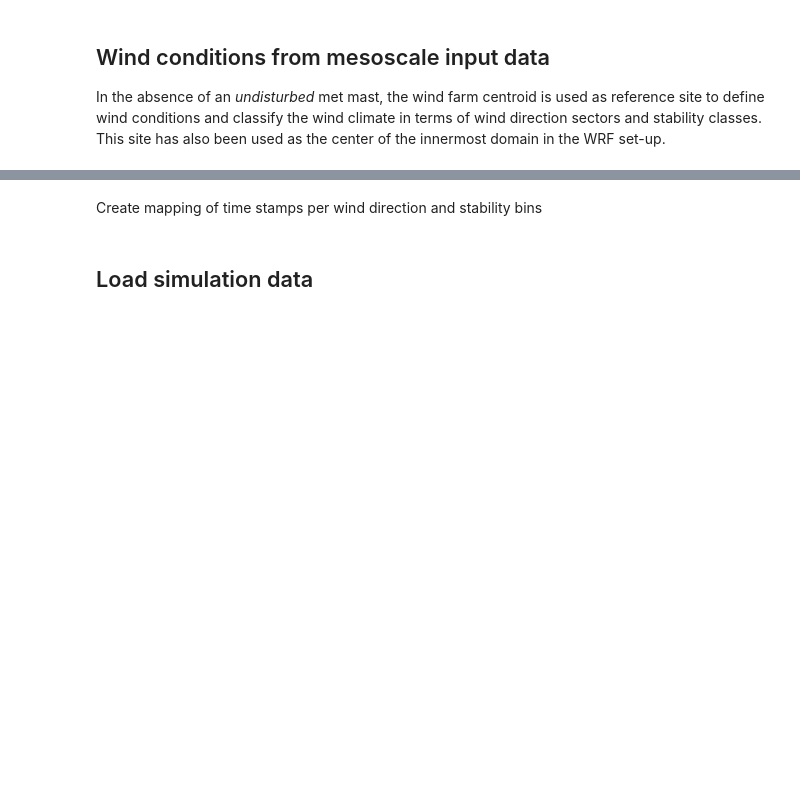
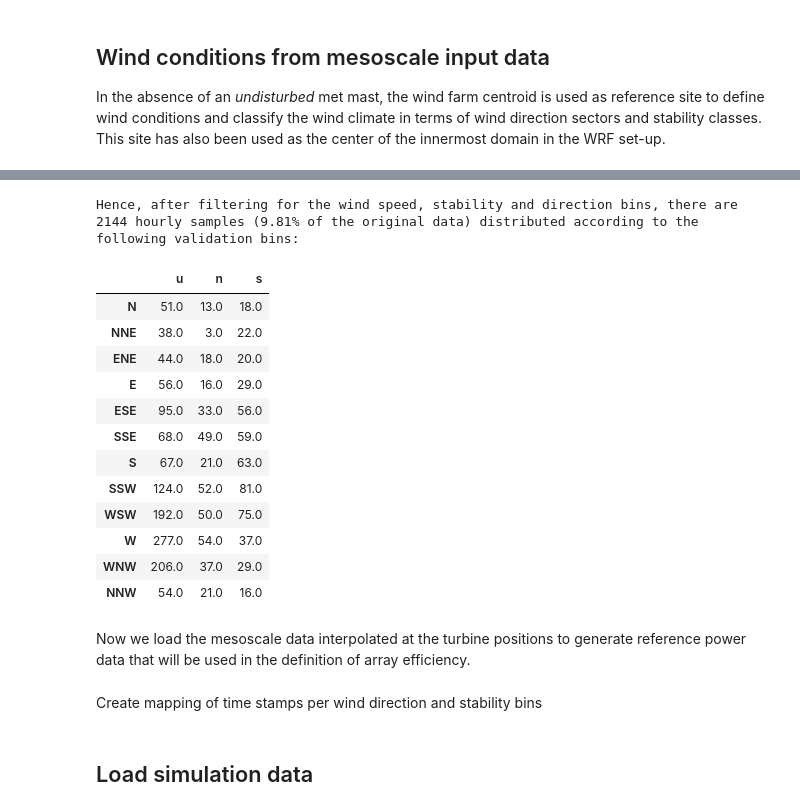
Before and after one commit to CENER-EPR/OWAbench, a Jupyter notebook: Anholt_ArrayEfficiency.ipynb, the cells around one changed output, grey strips where cells are left out. Cells and saved outputs as stored; diff of their text form; code cells hidden in the pictures; blank space fills up the shorter version.

```diff
--- a/Anholt_ArrayEfficiency.ipynb
+++ b/Anholt_ArrayEfficiency.ipynb
@@ -108,3 +112,24 @@ Apply power curve to mesoscale data
+# %%
+Nval = N_WDzL_speed.sum().sum() # total number of samples in the validation dataset
+print("Hence, after filtering for the wind speed, stability and direction bins, there are %d hourly samples (%.2f%% of the original data) distributed according to the following validation bins:" % (Nval, Nval*100/Ntot))
+N_WDzL_speed
+# %% [output]
+Hence, after filtering for the wind speed, stability and direction bins, there are 2144 hourly samples (9.81% of the original data) distributed according to the following validation bins:
+|  | u | n | s |
+| N | 51.0 | 13.0 | 18.0 |
+| NNE | 38.0 | 3.0 | 22.0 |
+| ENE | 44.0 | 18.0 | 20.0 |
+| E | 56.0 | 16.0 | 29.0 |
+| ESE | 95.0 | 33.0 | 56.0 |
+| SSE | 68.0 | 49.0 | 59.0 |
+| S | 67.0 | 21.0 | 63.0 |
+| SSW | 124.0 | 52.0 | 81.0 |
+| WSW | 192.0 | 50.0 | 75.0 |
+| W | 277.0 | 54.0 | 37.0 |
+| WNW | 206.0 | 37.0 | 29.0 |
+| NNW | 54.0 | 21.0 | 16.0 |
+# %% [markdown]
+Now we load the mesoscale data interpolated at the turbine positions to generate reference power data that will be used in the definition of array efficiency.
 # %%
 # Load mesoscale data at turbine positions (time-series at hub-height)
 f = netCDF4.Dataset('./inputs/Anholt_WindTurbines.nc', 'r')
```
Also changed, not shown: parts of 44 cells of this notebook, 2 other files.
